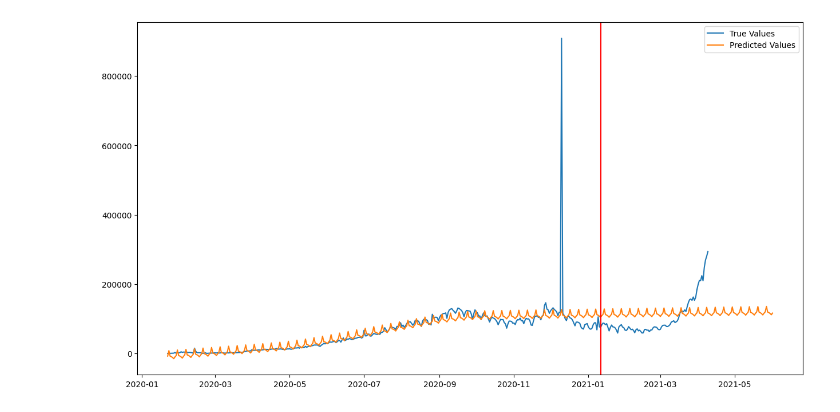
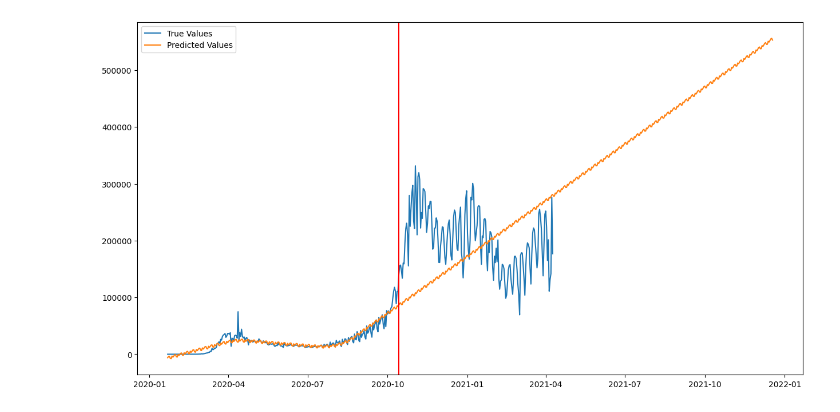
Before and after one commit to MarcGLOAGUEN/pandemic_covid19, a Jupyter notebook: Prophet.ipynb, the cells around one changed output. Drawn from its saved outputs; the diff is of its cells as text; code cells hidden in the pictures.

```diff
--- a/Prophet.ipynb
+++ b/Prophet.ipynb
@@ -72,7 +72,7 @@ Params = {
     'changepoint_prior_scale':0.05,
     'mcmc_samples':0,
     'interval_width':0.80,
-    'uncertainty_samples':100,
+    'uncertainty_samples':1000,
     'stan_backend':None,
     'scaling':'absmax',
     'holidays_mode':None
@@ -81,8 +81,9 @@ Params = {
 Asia = MyModel(
     model = Prophet(**Params),
     df = train.diff().map(lambda x : max(0,x)),
-    target='Asia',
-    future=53
+    target='Europe',
+    train_size=0.6,
+    future=253
 )
 Asia.fit_predict()
 Asia.plot()
@@ -93 +94 @@ Asia.save_csv("data/prophet/Asia.csv")
-[figure, old version]
+[figure, new version]
```
Also changed, not shown: parts of 1 cell of this notebook, 1 other file.
